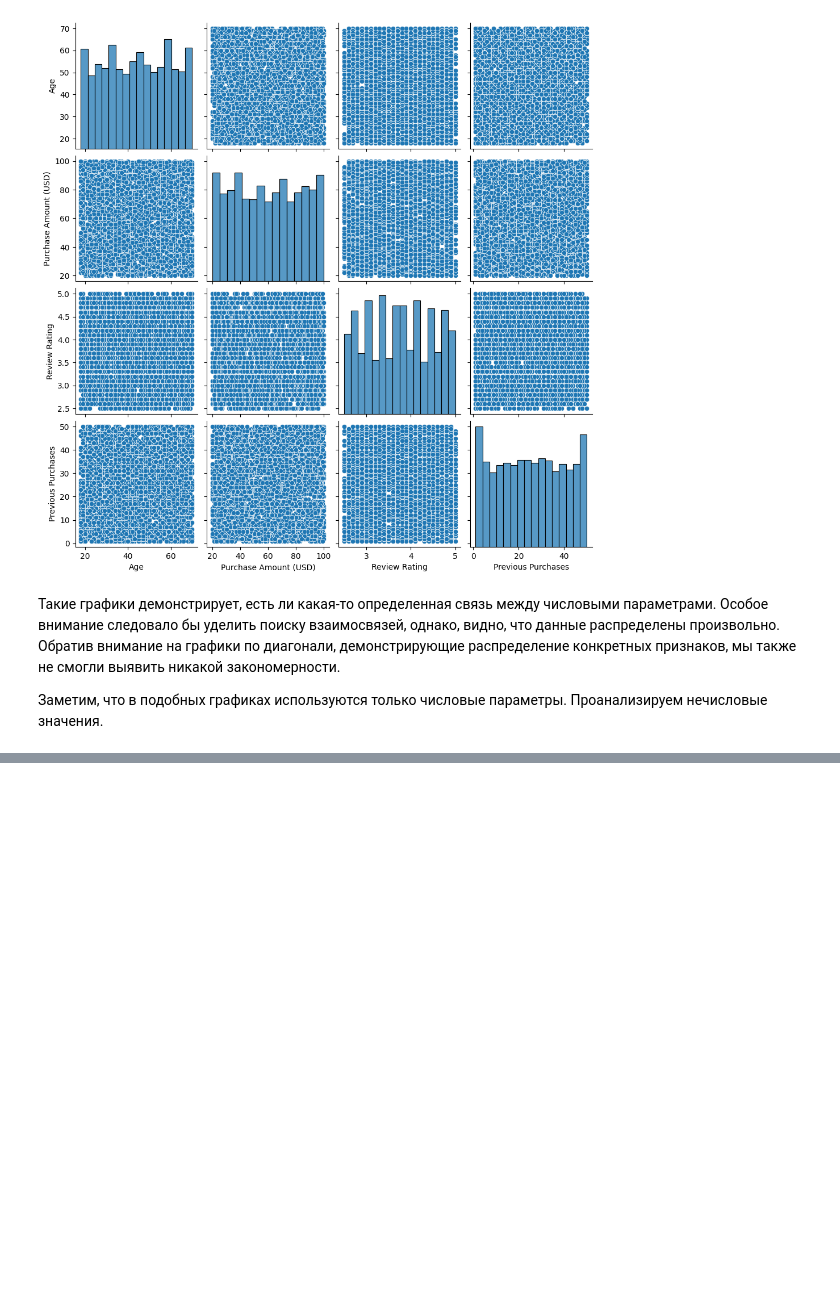
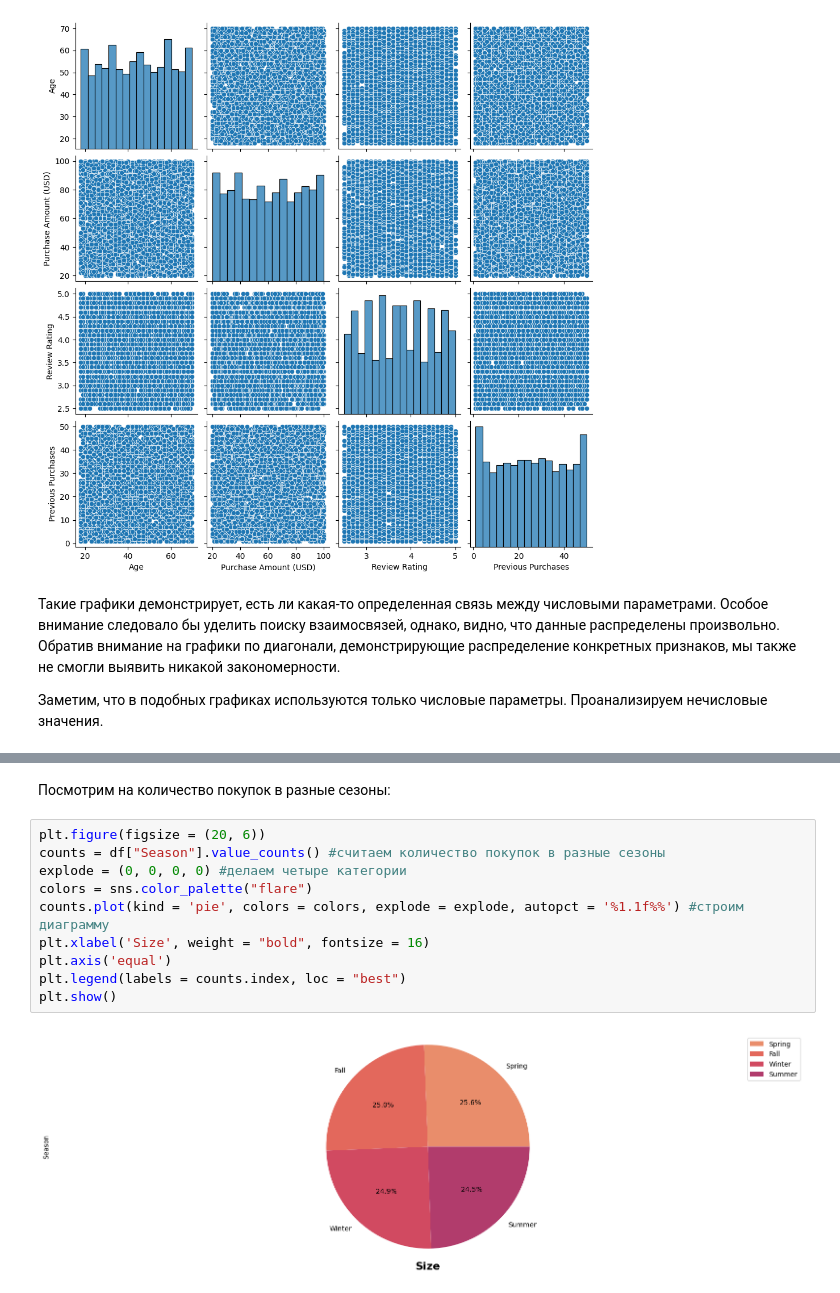
Before and after one commit to helli-op/Linear_Regression, a Jupyter notebook: HIS.ipynb, the cells around one changed output, grey strips where cells are left out. Drawn from its saved outputs; the diff is of its cells as text; blank space fills up the shorter version.

```diff
--- a/HIS.ipynb
+++ b/HIS.ipynb
@@ -128,0 +155,14 @@ sns.pairplot(df); #в продолжение идеи об отсутствии
+# %% [markdown]
+Посмотрим на количество покупок в разные сезоны:
+# %%
+plt.figure(figsize = (20, 6))
+counts = df["Season"].value_counts() #считаем количество покупок в разные сезоны
+explode = (0, 0, 0, 0) #делаем четыре категории
+colors = sns.color_palette("flare")
+counts.plot(kind = 'pie', colors = colors, explode = explode, autopct = '%1.1f%%') #строим диаграмму
+plt.xlabel('Size', weight = "bold", fontsize = 16)
+plt.axis('equal')
+plt.legend(labels = counts.index, loc = "best")
+plt.show()
+# %% [output]
+[figure, added]
```
Also changed, not shown: parts of 4 cells of this notebook.
